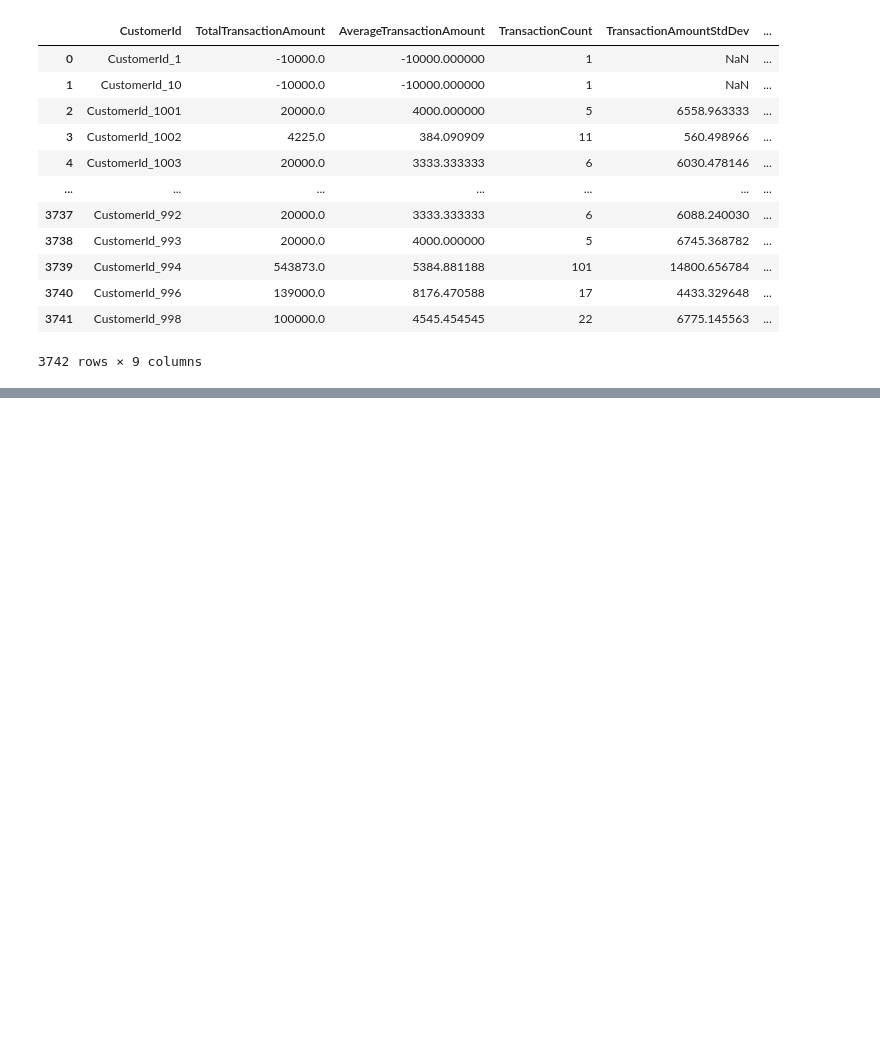
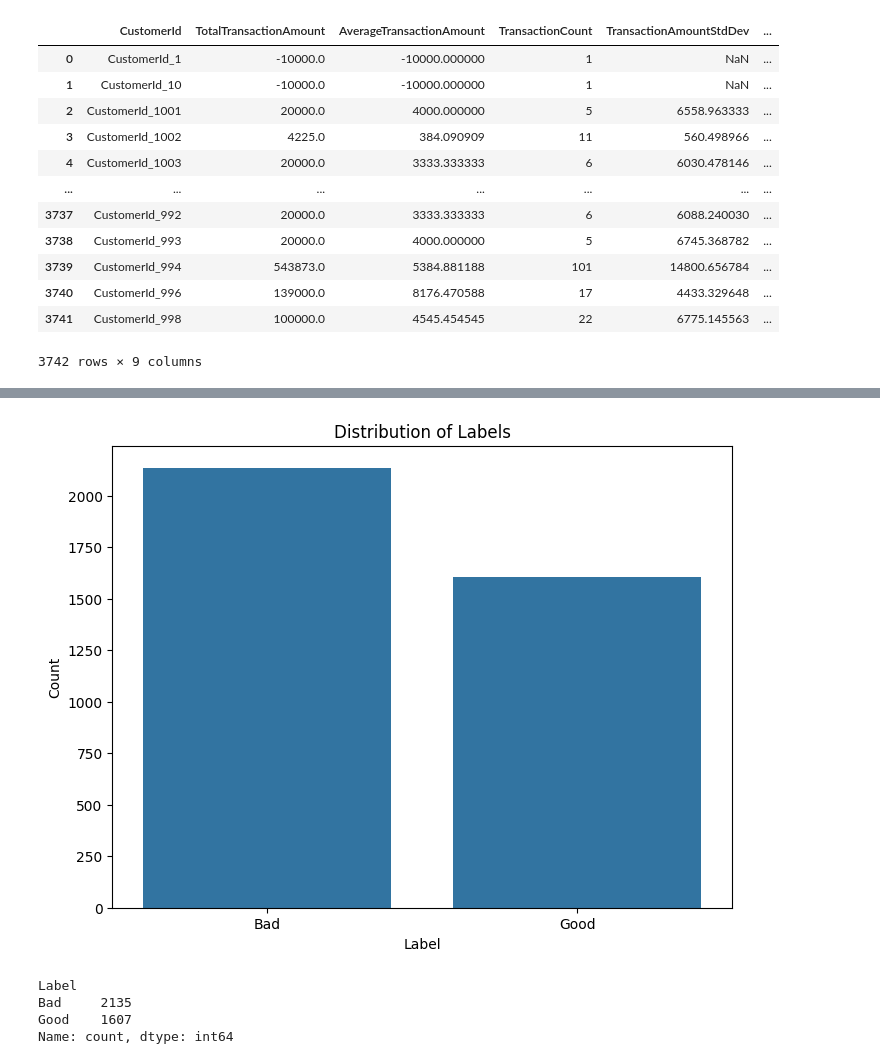
Before and after one commit to Elelanfik/CreditRiskModeling, a Jupyter notebook: Notebook/preprocessing.ipynb, the cells around one changed output, grey strips where cells are left out. Cells and saved outputs as stored; diff of their text form; code cells hidden in the pictures; blank space fills up the shorter version.

```diff
--- a/Notebook/preprocessing.ipynb
+++ b/Notebook/preprocessing.ipynb
@@ -60,0 +249,7 @@ customer_aggregates
+# %%
+# Select columns from rfms
+col = rfms[['Recency', 'Frequency', 'Monetary', 'Stability', 'Label']]
+
+# Ensure both DataFrames are aligned by their index and then merge
+data_aggregated = customer_aggregates.join(col)
+data_aggregated
@@ -60,0 +271,6 @@ customer_aggregates
+# %%
+data_aggregated['FirstTransactionDate']=pd.to_datetime(data_aggregated['FirstTransactionDate'])
+data_aggregated['FirstDay']=data_aggregated['FirstTransactionDate'].dt.day
+data_aggregated['FirstMonth']=data_aggregated['FirstTransactionDate'].dt.month
+data_aggregated['FirstYear']=data_aggregated['FirstTransactionDate'].dt.year
+data_aggregated
@@ -60,0 +292,6 @@ customer_aggregates
+# %%
+data_aggregated['LastTransactionDate']=pd.to_datetime(data_aggregated['LastTransactionDate'])
+data_aggregated['LastDay']=data_aggregated['LastTransactionDate'].dt.day
+data_aggregated['LastMonth']=data_aggregated['LastTransactionDate'].dt.month
+data_aggregated['LastYear']=data_aggregated['LastTransactionDate'].dt.year
+data_aggregated
@@ -60,0 +313,5 @@ customer_aggregates
+# %%
+data_aggregated = data_aggregated[['FirstTransactionDate', 'LastTransactionDate','FirstDay', 'FirstMonth', 'FirstYear', 'LastDay', 'LastMonth',
+       'LastYear','TotalTransactionAmount', 'AverageTransactionAmount','TransactionCount', 'TransactionAmountStdDev', 'MinTransactionAmount',
+       'MaxTransactionAmount','Recency', 'Frequency', 'Monetary', 'Stability', 'Label']]
+data_aggregated
@@ -60,0 +339,21 @@ customer_aggregates
+# %%
+# prompt: plot the label distribution of data_aggregated
+# Count the occurrences of each label
+label_counts = data_aggregated['Label'].value_counts()
+
+# Create a bar plot
+plt.figure(figsize=(8, 6))
+sns.countplot(x='Label', data=data_aggregated)
+plt.title('Distribution of Labels')
+plt.xlabel('Label')
+plt.ylabel('Count')
+plt.show()
+# %% [output]
+[figure, added]
+# %%
+label_counts
+# %% [output]
+Label
+Bad     2135
+Good    1607
+Name: count, dtype: int64
```
Also changed, not shown: parts of 19 cells of this notebook.
